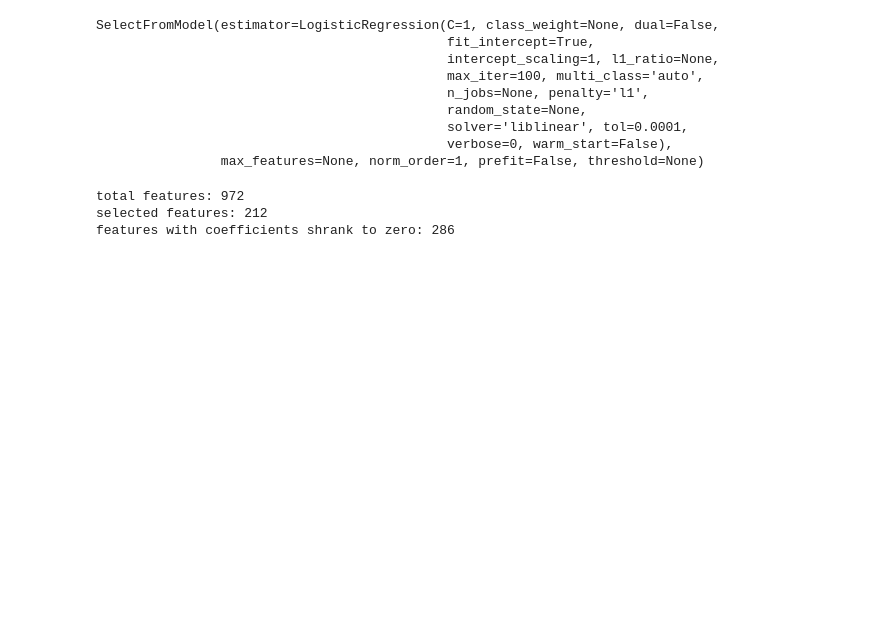
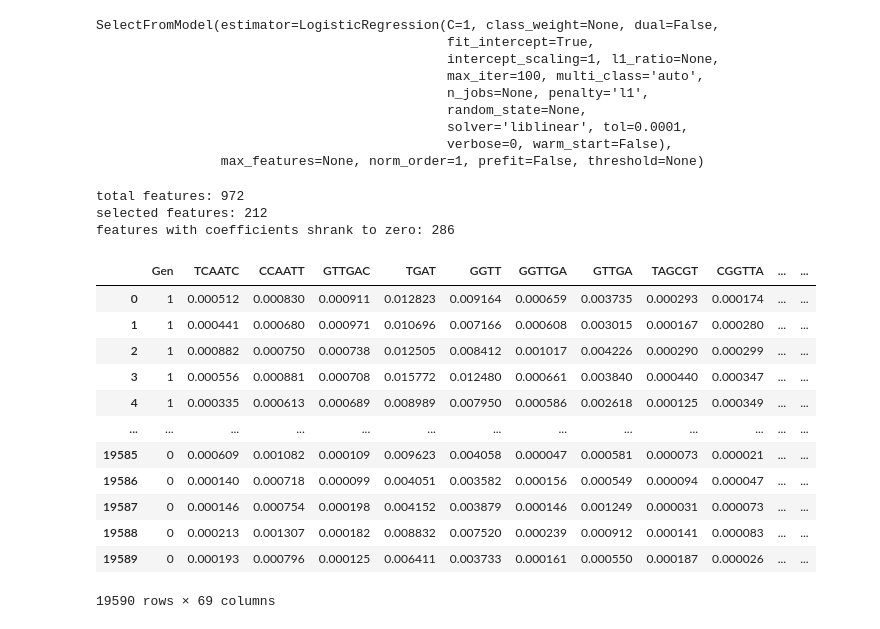
Before and after one commit to DeadlineWasYesterday/V-Classifier, a Jupyter notebook: Feature Selection.ipynb, the cells around one changed output. Saved outputs shown, nothing was run; the diff lists cells and outputs as text; code cells hidden in the pictures; blank space fills up the shorter version.

```diff
--- a/Feature Selection.ipynb
+++ b/Feature Selection.ipynb
@@ -707,3 +707,22 @@ print('features with coefficients shrank to zero: {}'.format(
 total features: 972
 selected features: 212
 features with coefficients shrank to zero: 286
+# %%
+import pandas as pd
+data3 = pd.read_csv('../data3')
+# %%
+data3
+# %% [output]
+|  | Gen | TCAATC | CCAATT | GTTGAC | TGAT | GGTT | GGTTGA | GTTGA | TAGCGT | CGGTTA | ... | ... |
+| 0 | 1 | 0.000512 | 0.000830 | 0.000911 | 0.012823 | 0.009164 | 0.000659 | 0.003735 | 0.000293 | 0.000174 | ... | ... |
+| 1 | 1 | 0.000441 | 0.000680 | 0.000971 | 0.010696 | 0.007166 | 0.000608 | 0.003015 | 0.000167 | 0.000280 | ... | ... |
+| 2 | 1 | 0.000882 | 0.000750 | 0.000738 | 0.012505 | 0.008412 | 0.001017 | 0.004226 | 0.000290 | 0.000299 | ... | ... |
+| 3 | 1 | 0.000556 | 0.000881 | 0.000708 | 0.015772 | 0.012480 | 0.000661 | 0.003840 | 0.000440 | 0.000347 | ... | ... |
+| 4 | 1 | 0.000335 | 0.000613 | 0.000689 | 0.008989 | 0.007950 | 0.000586 | 0.002618 | 0.000125 | 0.000349 | ... | ... |
+| ... | ... | ... | ... | ... | ... | ... | ... | ... | ... | ... | ... | ... |
+| 19585 | 0 | 0.000609 | 0.001082 | 0.000109 | 0.009623 | 0.004058 | 0.000047 | 0.000581 | 0.000073 | 0.000021 | ... | ... |
+| 19586 | 0 | 0.000140 | 0.000718 | 0.000099 | 0.004051 | 0.003582 | 0.000156 | 0.000549 | 0.000094 | 0.000047 | ... | ... |
+| 19587 | 0 | 0.000146 | 0.000754 | 0.000198 | 0.004152 | 0.003879 | 0.000146 | 0.001249 | 0.000031 | 0.000073 | ... | ... |
+| 19588 | 0 | 0.000213 | 0.001307 | 0.000182 | 0.008832 | 0.007520 | 0.000239 | 0.000912 | 0.000141 | 0.000083 | ... | ... |
+| 19589 | 0 | 0.000193 | 0.000796 | 0.000125 | 0.006411 | 0.003733 | 0.000161 | 0.000550 | 0.000187 | 0.000026 | ... | ... |
+19590 rows × 69 columns
```
Also changed, not shown: 16 other files.
